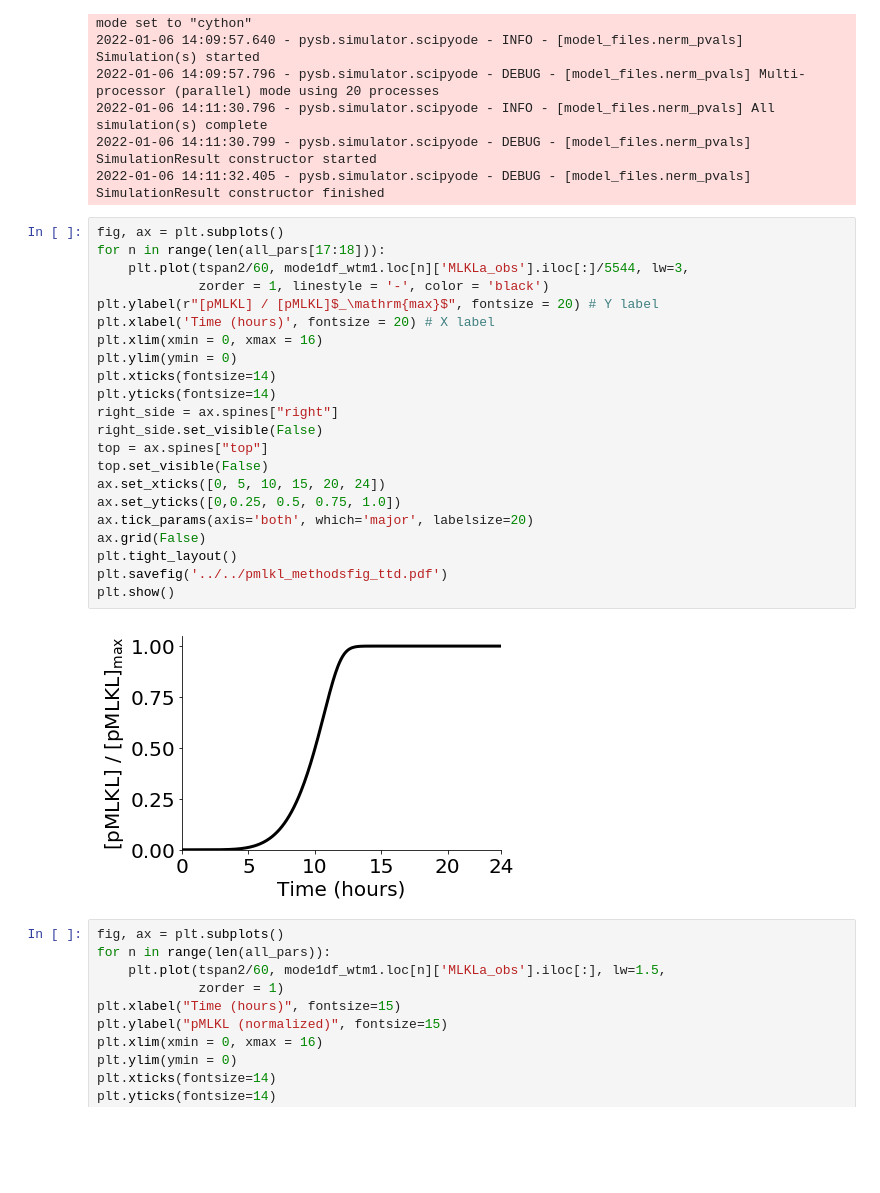
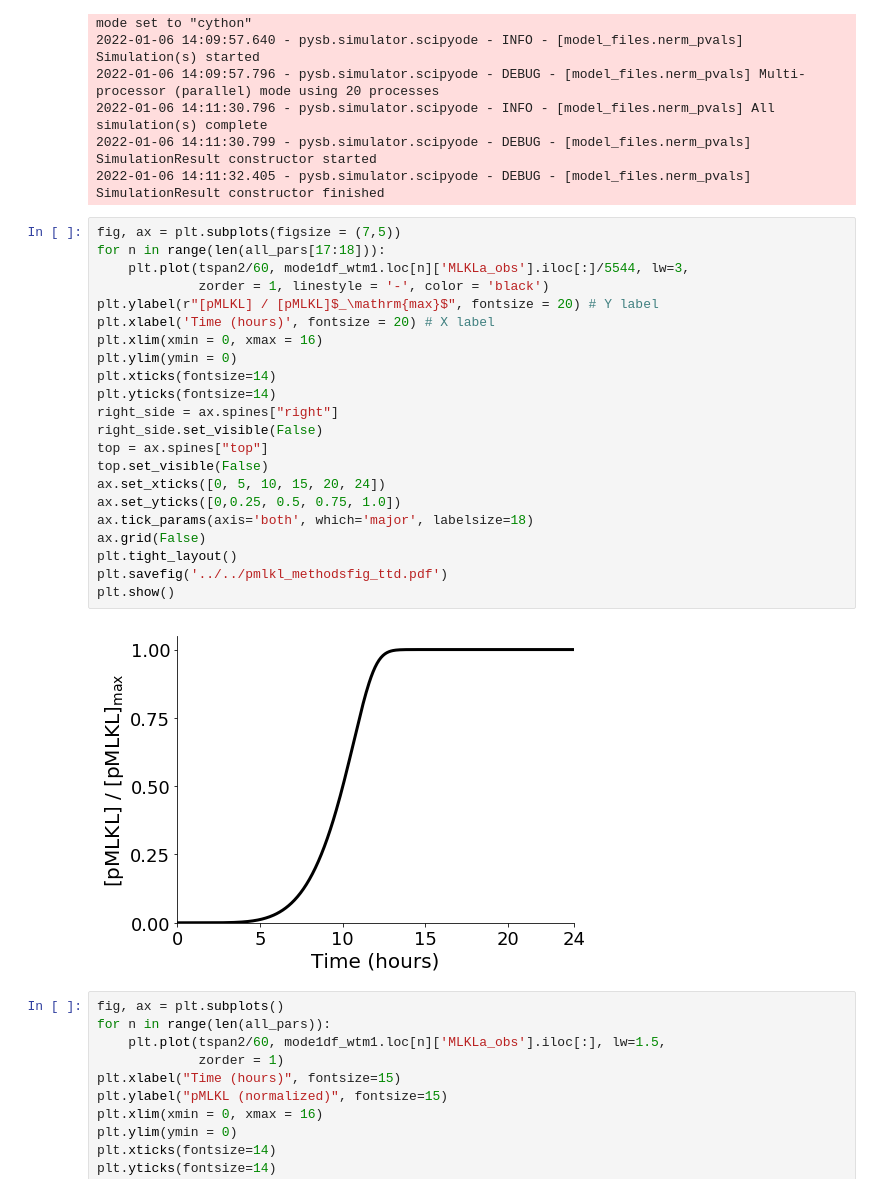
Before and after one commit to LoLab-MSM/NERM, a Jupyter notebook: sensitivity_analysis/mode2/mode2_k18_sensitivity_initials.ipynb, the cells around one changed output. Cells and saved outputs as stored; diff of their text form; blank space fills up the shorter version.

Commit message:
updating the tick params for ms data plots again size issue

```diff
--- a/sensitivity_analysis/mode2/mode2_k18_sensitivity_initials.ipynb
+++ b/sensitivity_analysis/mode2/mode2_k18_sensitivity_initials.ipynb
@@ -164,29 +164,29 @@ mode1df_wtm1kdn = mode1wtm1kdn.dataframe
 2022-01-06 14:11:30.799 - pysb.simulator.scipyode - DEBUG - [model_files.nerm_pvals] SimulationResult constructor started
 2022-01-06 14:11:32.405 - pysb.simulator.scipyode - DEBUG - [model_files.nerm_pvals] SimulationResult constructor finished
 # %%
-fig, ax = plt.subplots()
+fig, ax = plt.subplots(figsize = (7,5))
 for n in range(len(all_pars[17:18])):
     plt.plot(tspan2/60, mode1df_wtm1.loc[n]['MLKLa_obs'].iloc[:]/5544, lw=3,
              zorder = 1, linestyle = '-', color = 'black')
 plt.ylabel(r"[pMLKL] / [pMLKL]$_\mathrm{max}$", fontsize = 20) # Y label
 plt.xlabel('Time (hours)', fontsize = 20) # X label
 plt.xlim(xmin = 0, xmax = 16)
 plt.ylim(ymin = 0)
 plt.xticks(fontsize=14)
 plt.yticks(fontsize=14)
 right_side = ax.spines["right"]
 right_side.set_visible(False)
 top = ax.spines["top"]
 top.set_visible(False)
 ax.set_xticks([0, 5, 10, 15, 20, 24])
 ax.set_yticks([0,0.25, 0.5, 0.75, 1.0])
-ax.tick_params(axis='both', which='major', labelsize=20)
+ax.tick_params(axis='both', which='major', labelsize=18)
 ax.grid(False)
 plt.tight_layout()
 plt.savefig('../../pmlkl_methodsfig_ttd.pdf')
 plt.show()
 # %% [output]
-[figure, old version]
+[figure, new version]
 # %%
 fig, ax = plt.subplots()
 for n in range(len(all_pars)):
```
Also changed, not shown: 4 other files.
